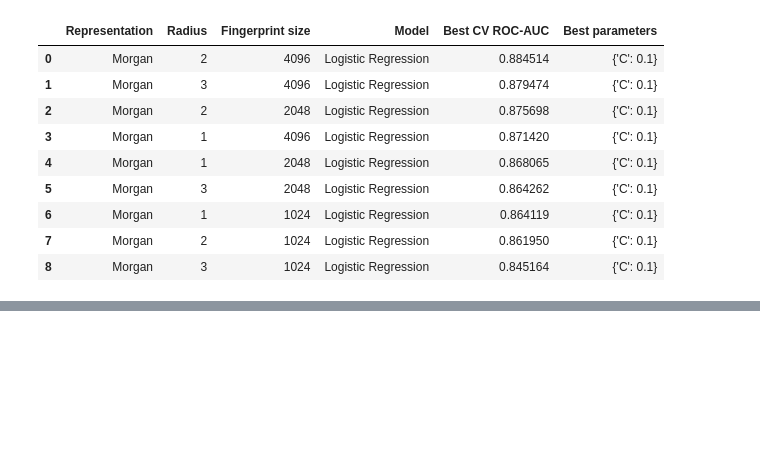
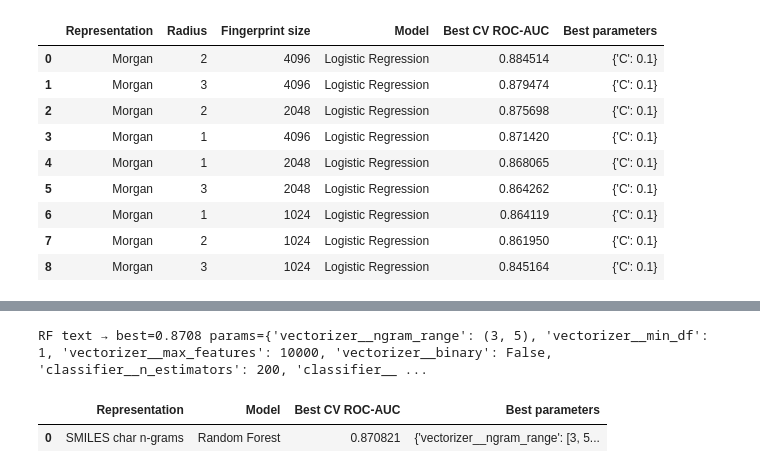
Before and after one commit to Gleisongarcia/Machine-learning-project, a Jupyter notebook: notebooks/cyp2c19_ml_analysis.ipynb, the cells around one changed output, grey strips where cells are left out. Saved outputs shown, nothing was run; the diff lists cells and outputs as text; code cells hidden in the pictures; blank space fills up the shorter version.

```diff
--- a/notebooks/cyp2c19_ml_analysis.ipynb
+++ b/notebooks/cyp2c19_ml_analysis.ipynb
@@ -892,0 +1057,46 @@ RF: radius=3, n_bits=4096
+# %%
+RF_TEXT_RESULTS = "results_text_rf.json"
+
+# Reduced max_features and limited n_jobs: RF on sparse text is memory-hungry
+rf_classifier_dist = {
+    "classifier__n_estimators": [100, 200],
+    "classifier__max_depth": [None, 15],
+    "classifier__min_samples_leaf": [1, 2],
+}
+rf_param_dist = {**TEXT_VECTORIZER_DIST, **rf_classifier_dist}
+
+key = {"Representation": "SMILES char n-grams", "Model": "Random Forest"}
+
+if not already_done(RF_TEXT_RESULTS, key):
+    search = RandomizedSearchCV(
+        estimator=make_pipeline(RandomForestClassifier(random_state=SEED, n_jobs=1)),
+        param_distributions=rf_param_dist,
+        n_iter=20,
+        scoring=SCORING,
+        cv=folds,
+        random_state=SEED,
+        n_jobs=2,                  # limited on purpose: each worker may densify large matrices
+        refit=False,
+        return_train_score=False,
+    )
+    search.fit(smiles_train, y_train)
+
+    append_result(RF_TEXT_RESULTS, {
+        **key,
+        "Best CV ROC-AUC": float(search.best_score_),
+        "Best parameters": search.best_params_,
+    })
+    print(f"RF text → best={search.best_score_:.4f} params={search.best_params_}")
+
+    del search
+    gc.collect()
+else:
+    print("RF text already done, skipping")
+
+pd.DataFrame(json.load(open(RF_TEXT_RESULTS))).sort_values(
+    "Best CV ROC-AUC", ascending=False
+).reset_index(drop=True)
+# %% [output]
+RF text → best=0.8708 params={'vectorizer__ngram_range': (3, 5), 'vectorizer__min_df': 1, 'vectorizer__max_features': 10000, 'vectorizer__binary': False, 'classifier__n_estimators': 200, 'classifier__ ...
+|  | Representation | Model | Best CV ROC-AUC | Best parameters |
+| 0 | SMILES char n-grams | Random Forest | 0.870821 | {'vectorizer__ngram_range': [3, 5... |
```
Also changed, not shown: parts of 6 cells of this notebook.
